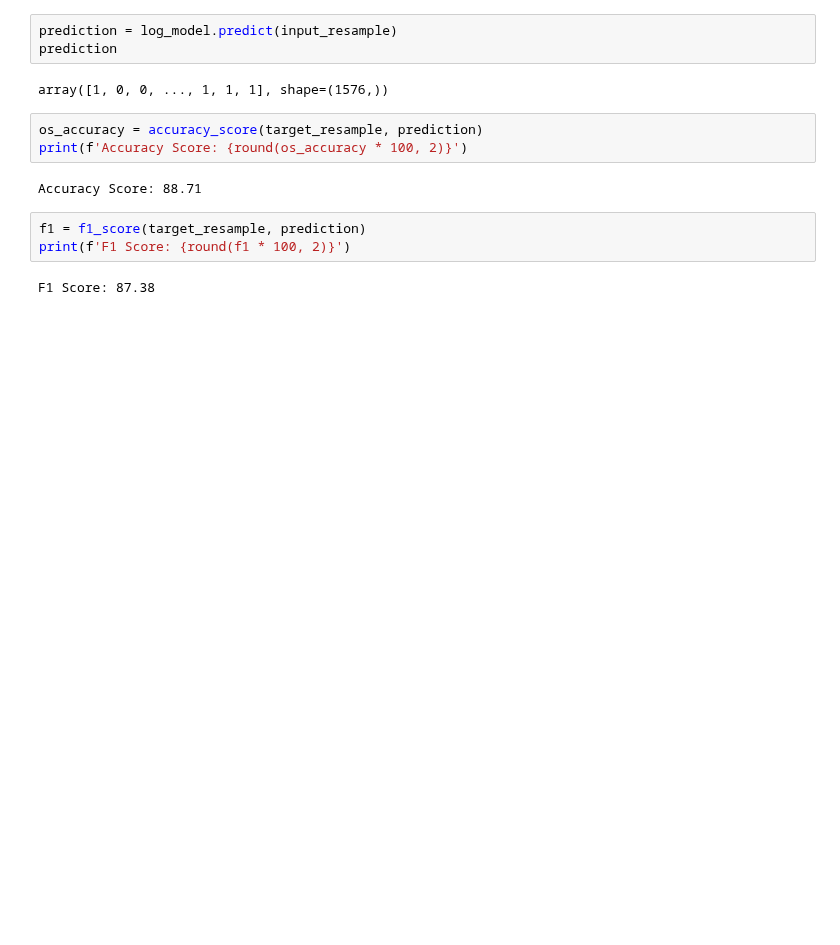
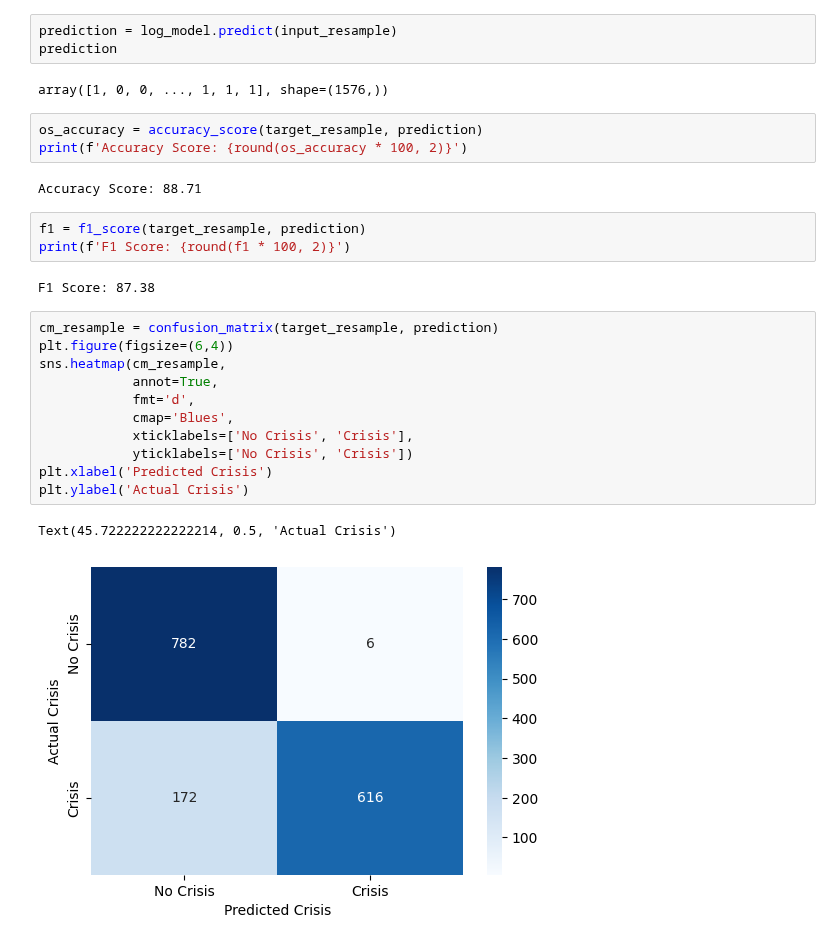
Before and after one commit to LeeBoy-Hmong/MachineLearning, a Jupyter notebook: FinancialCrisis/Financial.ipynb, the cells around one changed output. Cells and saved outputs as stored; diff of their text form; blank space fills up the shorter version.

Commit message:
resampled confusion matrix - Oversampling

```diff
--- a/FinancialCrisis/Financial.ipynb
+++ b/FinancialCrisis/Financial.ipynb
@@ -347,3 +347,17 @@ f1 = f1_score(target_resample, prediction)
 print(f'F1 Score: {round(f1 * 100, 2)}')
 # %% [output]
 F1 Score: 87.38
+# %%
+cm_resample = confusion_matrix(target_resample, prediction)
+plt.figure(figsize=(6,4))
+sns.heatmap(cm_resample,
+            annot=True,
+            fmt='d',
+            cmap='Blues',
+            xticklabels=['No Crisis', 'Crisis'],
+            yticklabels=['No Crisis', 'Crisis'])
+plt.xlabel('Predicted Crisis')
+plt.ylabel('Actual Crisis')
+# %% [output]
+Text(45.722222222222214, 0.5, 'Actual Crisis')
+[figure, added]
```
Also changed, not shown: parts of 1 cell of this notebook.
